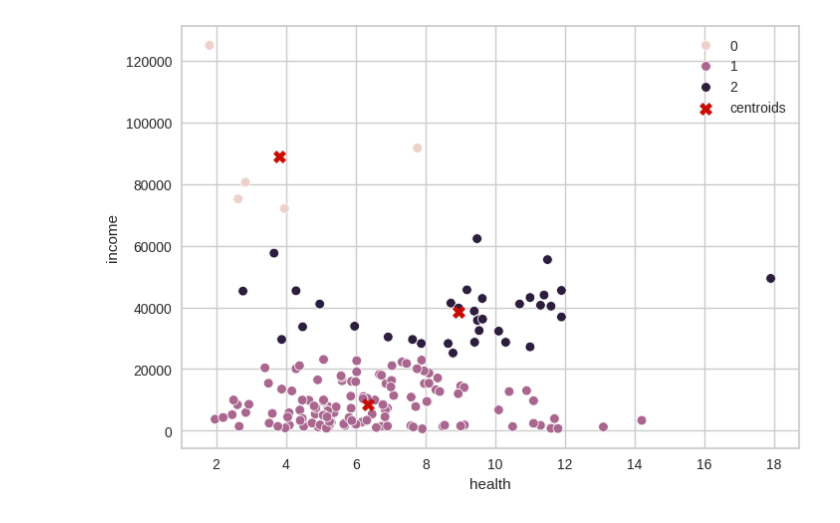
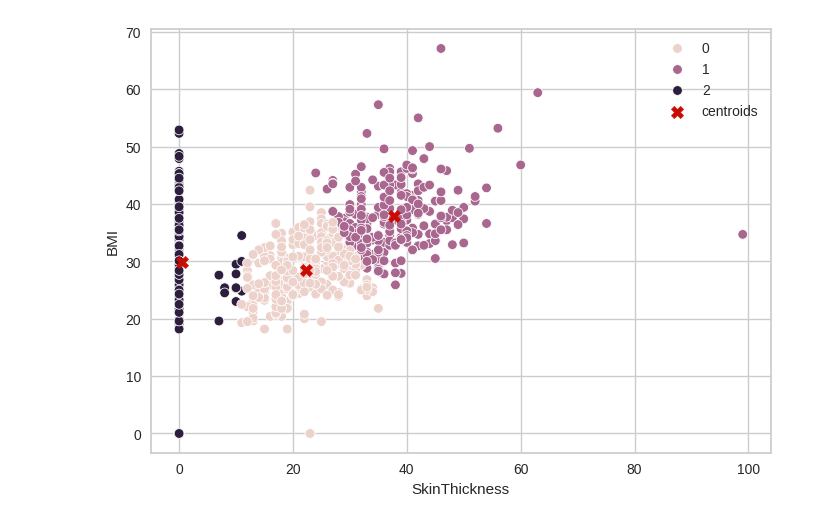
Before and after one commit to KeshThapa/CN6005, a Jupyter notebook: 0Week_6_Clustrining_lab_.ipynb, the cells around one changed output. Cells and saved outputs as stored; diff of their text form; code cells hidden in the pictures.

```diff
--- a/0Week_6_Clustrining_lab_.ipynb
+++ b/0Week_6_Clustrining_lab_.ipynb
@@ -5,6 +5,6 @@ import numpy as np
 from sklearn.cluster import KMeans
 from sklearn import metrics
 import pandas as pd
-df = pd.read_csv('/content/Country-data.csv')
+df = pd.read_csv('/content/diabetesN (1).csv')
 df.head()
 # %% [output]
@@ -163,10 +155,10 @@ plt.show()
 # %%
-sns.scatterplot(data=xx, x="health", y="income", hue=kmeans.labels_)
+sns.scatterplot(data=xx, x="SkinThickness", y="BMI", hue=kmeans.labels_)
 plt.scatter(kmeans.cluster_centers_[:,0], kmeans.cluster_centers_[:,1],
             marker="X", c="r", s=80, label="centroids")
 plt.legend()
 plt.show()
 # %% [output]
-[figure, old version]
+[figure, new version]
 # %%
 newdata=[[85.89,30400],[10,10000],[15,1700],[3,6000]]
```
Also changed, not shown: parts of 12 cells of this notebook.
